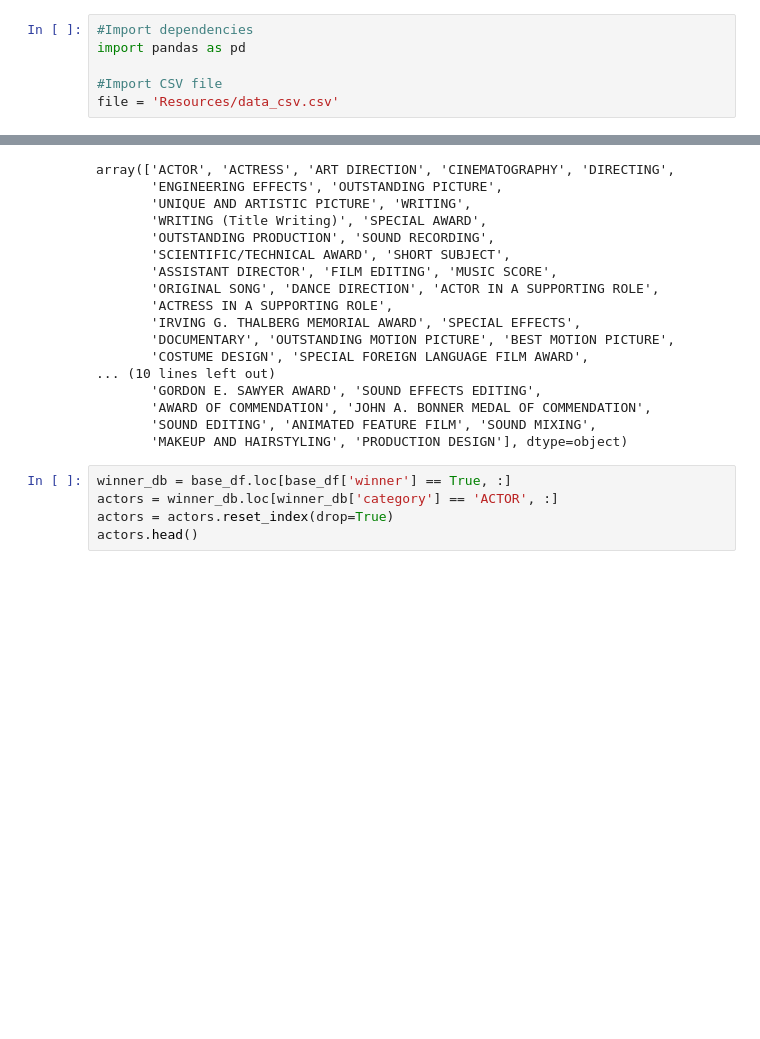
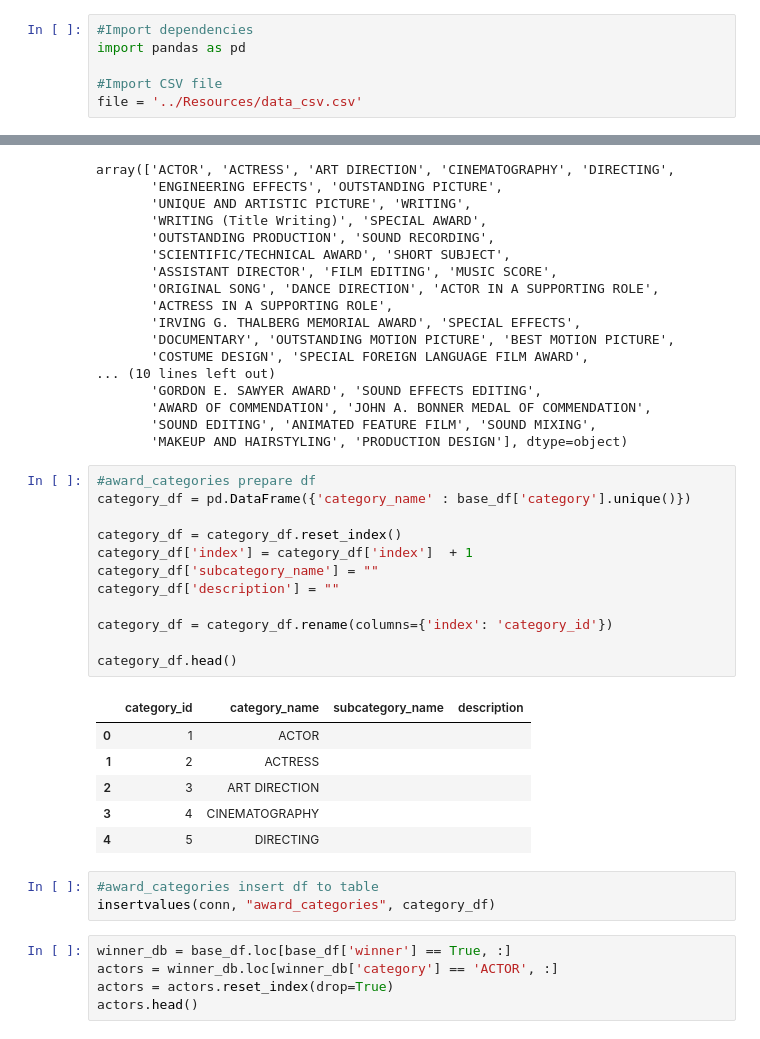
Before and after one commit to LJeanParrish/Oscars-Ratings-and-Films-Oh-Py, a Jupyter notebook: src/awards-dataset.ipynb, the cells around one changed output, grey strips where cells are left out. Drawn from its saved outputs; the diff is of its cells as text; blank space fills up the shorter version.

```diff
--- a/Cleaned Data-checkpoint.ipynb
+++ b/src/awards-dataset.ipynb
@@ -3,4 +3,4 @@
 import pandas as pd
 
 #Import CSV file
-file = 'Resources/data_csv.csv'
+file = '../Resources/data_csv.csv'
@@ -124,6 +132,28 @@ array(['ACTOR', 'ACTRESS', 'ART DIRECTION', 'CINEMATOGRAPHY', 'DIRECTING',
        'AWARD OF COMMENDATION', 'JOHN A. BONNER MEDAL OF COMMENDATION',
        'SOUND EDITING', 'ANIMATED FEATURE FILM', 'SOUND MIXING',
        'MAKEUP AND HAIRSTYLING', 'PRODUCTION DESIGN'], dtype=object)
+# %%
+#award_categories prepare df
+category_df = pd.DataFrame({'category_name' : base_df['category'].unique()})
+
+category_df = category_df.reset_index()
+category_df['index'] = category_df['index']  + 1
+category_df['subcategory_name'] = ""
+category_df['description'] = ""
+
+category_df = category_df.rename(columns={'index': 'category_id'})
+
+category_df.head()
+# %% [output]
+|  | category_id | category_name | subcategory_name | description |
+| 0 | 1 | ACTOR |  |  |
+| 1 | 2 | ACTRESS |  |  |
+| 2 | 3 | ART DIRECTION |  |  |
+| 3 | 4 | CINEMATOGRAPHY |  |  |
+| 4 | 5 | DIRECTING |  |  |
+# %%
+#award_categories insert df to table
+insertvalues(conn, "award_categories", category_df)
 # %%
 winner_db = base_df.loc[base_df['winner'] == True, :]
 actors = winner_db.loc[winner_db['category'] == 'ACTOR', :]
```
Also changed, not shown: parts of 5 cells of this notebook, 10 other files.
